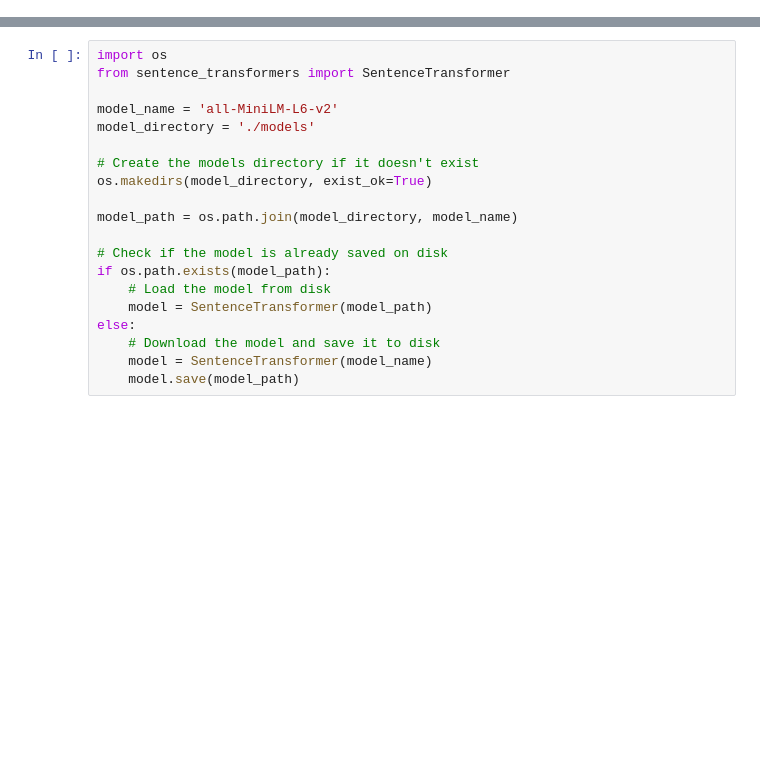
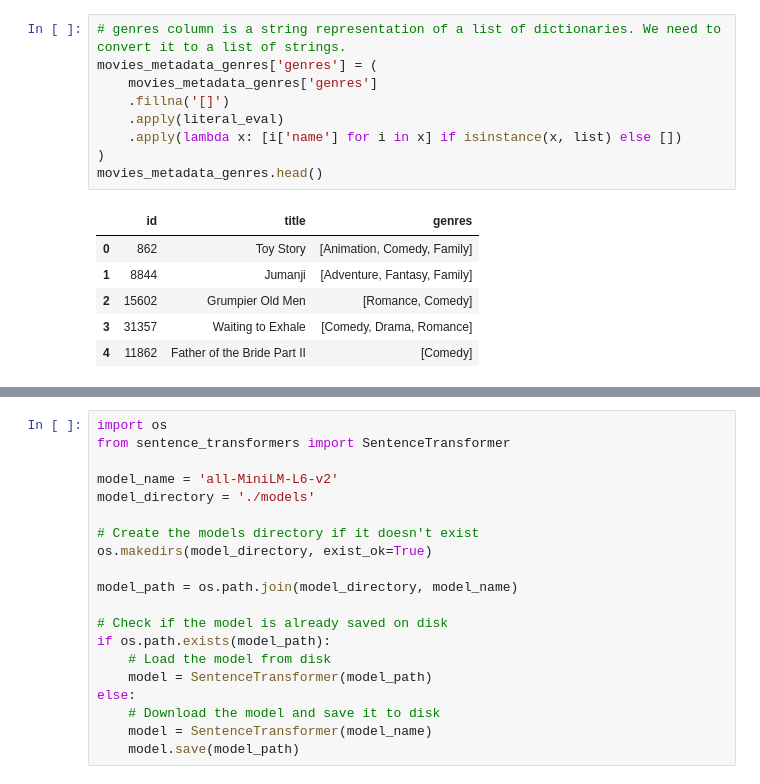
Before and after one commit to balajigandhi/msds_dtsa5304, a Jupyter notebook: The_Movies_Dataset.ipynb, the cells around one changed output, grey strips where cells are left out. Cells and saved outputs as stored; diff of their text form; blank space fills up the shorter version.

```diff
--- a/The_Movies_Dataset.ipynb
+++ b/The_Movies_Dataset.ipynb
@@ -26 +37,17 @@ movies_metadata_genres['genres'] = (
+# %%
+# genres column is a string representation of a list of dictionaries. We need to convert it to a list of strings.
+movies_metadata_genres['genres'] = (
+    movies_metadata_genres['genres']
+    .fillna('[]')
+    .apply(literal_eval)
+    .apply(lambda x: [i['name'] for i in x] if isinstance(x, list) else [])
+)
+movies_metadata_genres.head()
+# %% [output]
+|  | id | title | genres |
+| 0 | 862 | Toy Story | [Animation, Comedy, Family] |
+| 1 | 8844 | Jumanji | [Adventure, Fantasy, Family] |
+| 2 | 15602 | Grumpier Old Men | [Romance, Comedy] |
+| 3 | 31357 | Waiting to Exhale | [Comedy, Drama, Romance] |
+| 4 | 11862 | Father of the Bride Part II | [Comedy] |
 # %%
```
Also changed, not shown: parts of 19 cells of this notebook, 2 other files.
